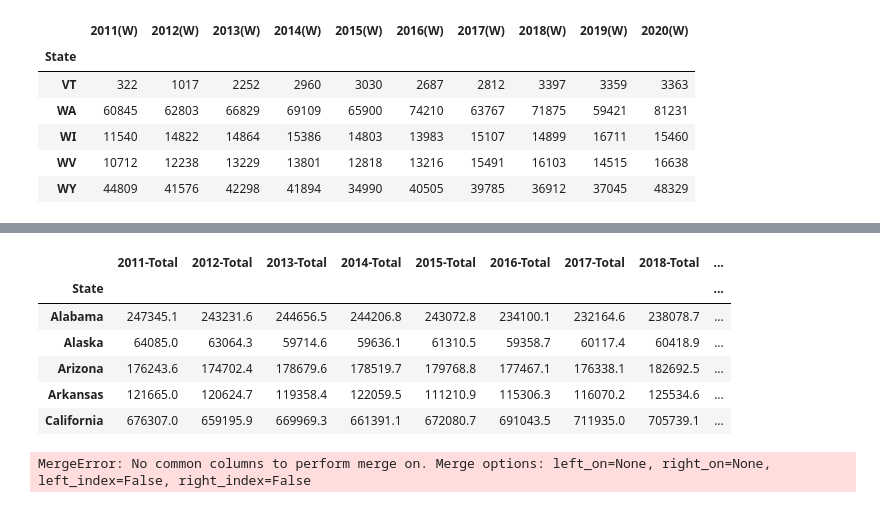
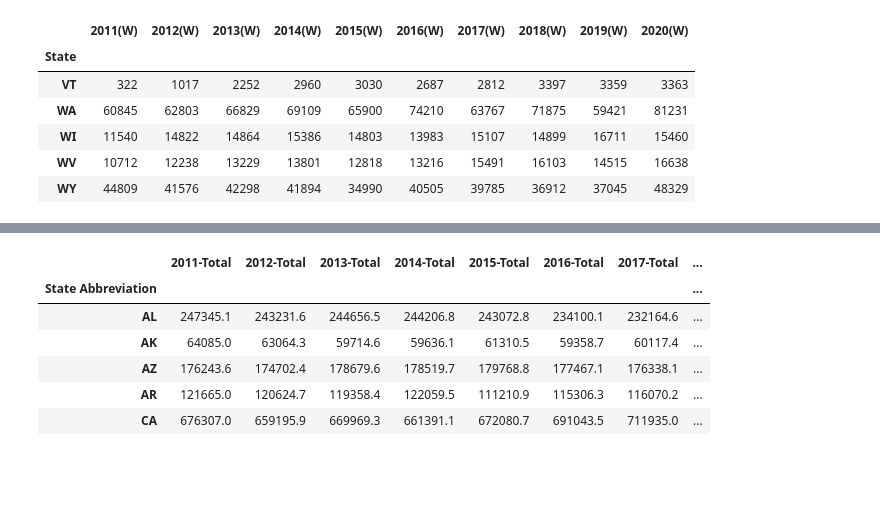
Before and after one commit to fraserclaire/Group3_Project4, a Jupyter notebook: ac/visuals_combined_and_renewable_energy.ipynb, the cells around one changed output, grey strips where cells are left out. Cells and saved outputs as stored; diff of their text form; code cells hidden in the pictures; blank space fills up the shorter version.

Commit message:
Combined weather data and energy consumption data for machine learning.

```diff
--- a/ac/visuals_combined_and_renewable_energy.ipynb
+++ b/ac/visuals_combined_and_renewable_energy.ipynb
@@ -879,44 +886,50 @@ plt.savefig("energy_by_types_visuals/annual_wind_consumption_top_10_US.png")
 # Initialize an empty dictionary to store the sums for each state and year
 state_year_sums = {}
 
 # Iterate through the DataFrame
 for index, row in energy_and_weather.iterrows():
     state = row['State']  # Get the state name
     year = row['year']    # Get the year
 
     # Get the column name for fossil fuel data in the format 'Year-(Fossil)'
     column_name = f"{year}-Total"
 
     # Check if the state is already in the dictionary
     if state in state_year_sums:
         # If the state is in the dictionary, add the value to the existing sum for the year
         state_year_sums[state][column_name] = state_year_sums[state].get(column_name, 0) + row[column_name]
     else:
         # If the state is not in the dictionary, initialize the sum for the year
         state_year_sums[state] = {column_name: row[column_name]}
 
 # Create a DataFrame from the dictionary
 all_energy_totals_df = pd.DataFrame.from_dict(state_year_sums, orient='index').reset_index()
 
 # Rename the 'index' column to 'State'
 all_energy_totals_df.rename(columns={'index': 'State'}, inplace=True)
 
-# Reset the index to 'State'
-all_energy_totals_df = all_energy_totals_df.set_index('State')
+# Dictionary mapping state names to abbreviations
+state_abbr = ['AL', 'AK', 'AZ', 'AR', 'CA', 'CO', 'CT', 'DE', 'DC', 'FL', 'GA', 'HI', 'ID', 'IL', 'IN', 'IA', 'KS', 'KY',
+ 'LA', 'ME', 'MD', 'MA', 'MI', 'MN', 'MS', 'MO', 'MT', 'NE', 'NV', 'NH', 'NJ', 'NM', 'NY', 'NC', 'ND', 'OH', 'OK', 'OR',
+  'PA', 'RI', 'SC', 'SD', 'TN', 'TX', 'UT', 'VT', 'VA', 'WA', 'WV', 'WI', 'WY']
+
+# Add a new column with state abbreviations
+all_energy_totals_df['State Abbreviation'] = state_abbr
+
+# Reset the index to 'State Abbreviation'
+all_energy_totals_df = all_energy_totals_df.set_index('State Abbreviation')
+
+# Drop the 'State' column
+all_energy_totals_df.drop('State', axis=1, inplace=True)
 
 
 # Print the new DataFrame
 all_energy_totals_df.head()
 # %% [output]
-|  | 2011-Total | 2012-Total | 2013-Total | 2014-Total | 2015-Total | 2016-Total | 2017-Total | 2018-Total | ... |
-| State |  |  |  |  |  |  |  |  | ... |
-| Alabama | 247345.1 | 243231.6 | 244656.5 | 244206.8 | 243072.8 | 234100.1 | 232164.6 | 238078.7 | ... |
-| Alaska | 64085.0 | 63064.3 | 59714.6 | 59636.1 | 61310.5 | 59358.7 | 60117.4 | 60418.9 | ... |
-| Arizona | 176243.6 | 174702.4 | 178679.6 | 178519.7 | 179768.8 | 177467.1 | 176338.1 | 182692.5 | ... |
-| Arkansas | 121665.0 | 120624.7 | 119358.4 | 122059.5 | 111210.9 | 115306.3 | 116070.2 | 125534.6 | ... |
-| California | 676307.0 | 659195.9 | 669969.3 | 661391.1 | 672080.7 | 691043.5 | 711935.0 | 705739.1 | ... |
+|  | 2011-Total | 2012-Total | 2013-Total | 2014-Total | 2015-Total | 2016-Total | 2017-Total | ... |
+| State Abbreviation |  |  |  |  |  |  |  | ... |
+| AL | 247345.1 | 243231.6 | 244656.5 | 244206.8 | 243072.8 | 234100.1 | 232164.6 | ... |
+| AK | 64085.0 | 63064.3 | 59714.6 | 59636.1 | 61310.5 | 59358.7 | 60117.4 | ... |
+| AZ | 176243.6 | 174702.4 | 178679.6 | 178519.7 | 179768.8 | 177467.1 | 176338.1 | ... |
+| AR | 121665.0 | 120624.7 | 119358.4 | 122059.5 | 111210.9 | 115306.3 | 116070.2 | ... |
+| CA | 676307.0 | 659195.9 | 669969.3 | 661391.1 | 672080.7 | 691043.5 | 711935.0 | ... |
-# %%
-all_energy = pd.merge(fossil_fuel_totals_df, total_renewable)
-all_energy.head()
-# %% [output]
-MergeError: No common columns to perform merge on. Merge options: left_on=None, right_on=None, left_index=False, right_index=False
```
Also changed, not shown: parts of 19 cells of this notebook, 2 other files.
